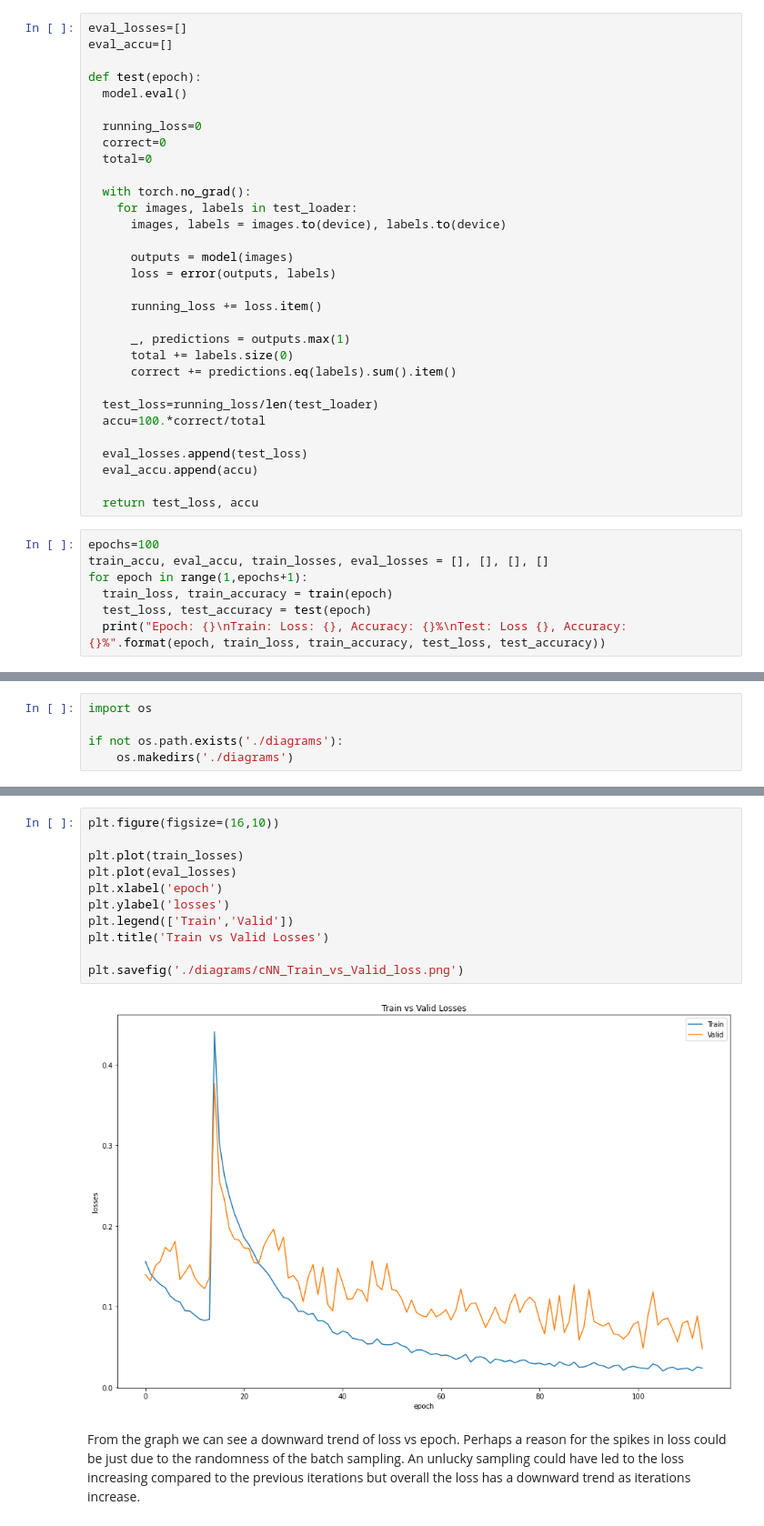
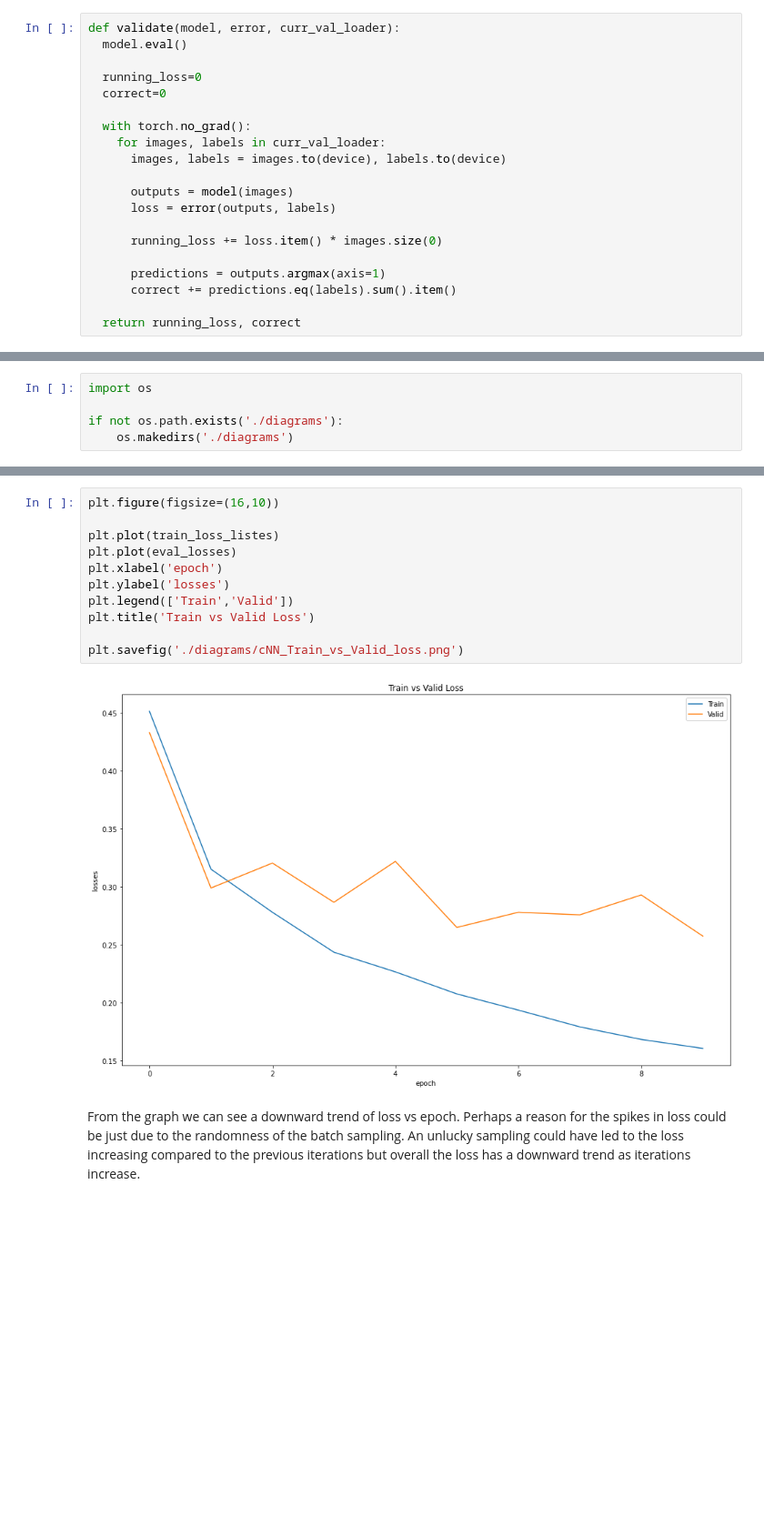
Before and after one commit to NUS-CS3244-AY2122S1-T42-Project/FashionMNIST, a Jupyter notebook: cNN.ipynb, the cells around one changed output, grey strips where cells are left out. Shown: that part at 91% size. Cells and saved outputs as stored; diff of their text form; blank space fills up the shorter version.

Commit message:
change base and add hyper parameter tuning, abstract filter visualization

```diff
--- a/cNN.ipynb
+++ b/cNN.ipynb
@@ -340,38 +224,20 @@ def train(epoch):
 # %%
-eval_losses=[]
-eval_accu=[]
-
-def test(epoch):
+def validate(model, error, curr_val_loader):
   model.eval()
 
   running_loss=0
   correct=0
-  total=0
 
   with torch.no_grad():
-    for images, labels in test_loader:
+    for images, labels in curr_val_loader:
       images, labels = images.to(device), labels.to(device)
 
       outputs = model(images)
       loss = error(outputs, labels)
 
-      running_loss += loss.item()
+      running_loss += loss.item() * images.size(0)
 
-      _, predictions = outputs.max(1)
-      total += labels.size(0)
+      predictions = outputs.argmax(axis=1)
       correct += predictions.eq(labels).sum().item()
 
-  test_loss=running_loss/len(test_loader)
-  accu=100.*correct/total
-
-  eval_losses.append(test_loss)
-  eval_accu.append(accu)
-
-  return test_loss, accu
+  return running_loss, correct
-# %%
-epochs=100
-train_accu, eval_accu, train_losses, eval_losses = [], [], [], []
-for epoch in range(1,epochs+1):
-  train_loss, train_accuracy = train(epoch)
-  test_loss, test_accuracy = test(epoch)
-  print("Epoch: {}\nTrain: Loss: {}, Accuracy: {}%\nTest: Loss {}, Accuracy: {}%".format(epoch, train_loss, train_accuracy, test_loss, test_accuracy))
@@ -414,16 +402,16 @@ plt.savefig('./diagrams/cNN_Train_vs_Valid_Acc.png')
 # %%
 plt.figure(figsize=(16,10))
 
-plt.plot(train_losses)
+plt.plot(train_loss_listes)
 plt.plot(eval_losses)
 plt.xlabel('epoch')
 plt.ylabel('losses')
 plt.legend(['Train','Valid'])
-plt.title('Train vs Valid Losses')
+plt.title('Train vs Valid Loss')
 
 plt.savefig('./diagrams/cNN_Train_vs_Valid_loss.png')
 # %% [output]
-[figure, old version]
+[figure, new version]
 # %% [markdown]
 From the graph we can see a downward trend of loss vs epoch. Perhaps a reason for the spikes in loss could be just due to the randomness of the batch sampling. An unlucky sampling could have led to the loss increasing compared to the previous iterations but overall the loss has a downward trend as iterations increase.
 # %%
```
Also changed, not shown: parts of 23 cells of this notebook, 7 other files.
